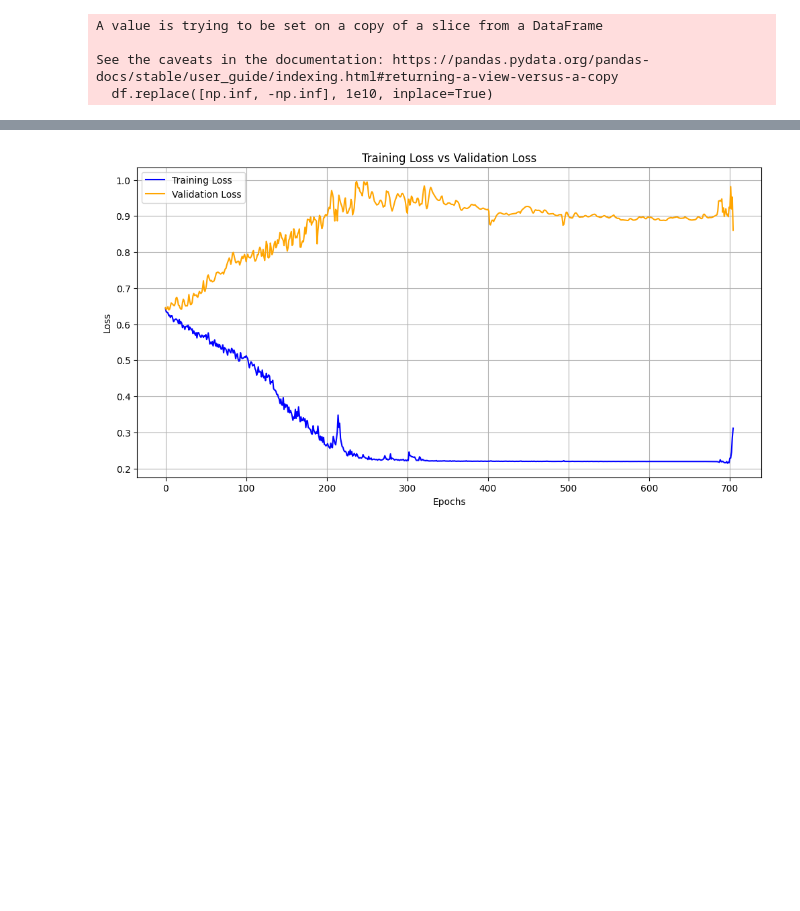
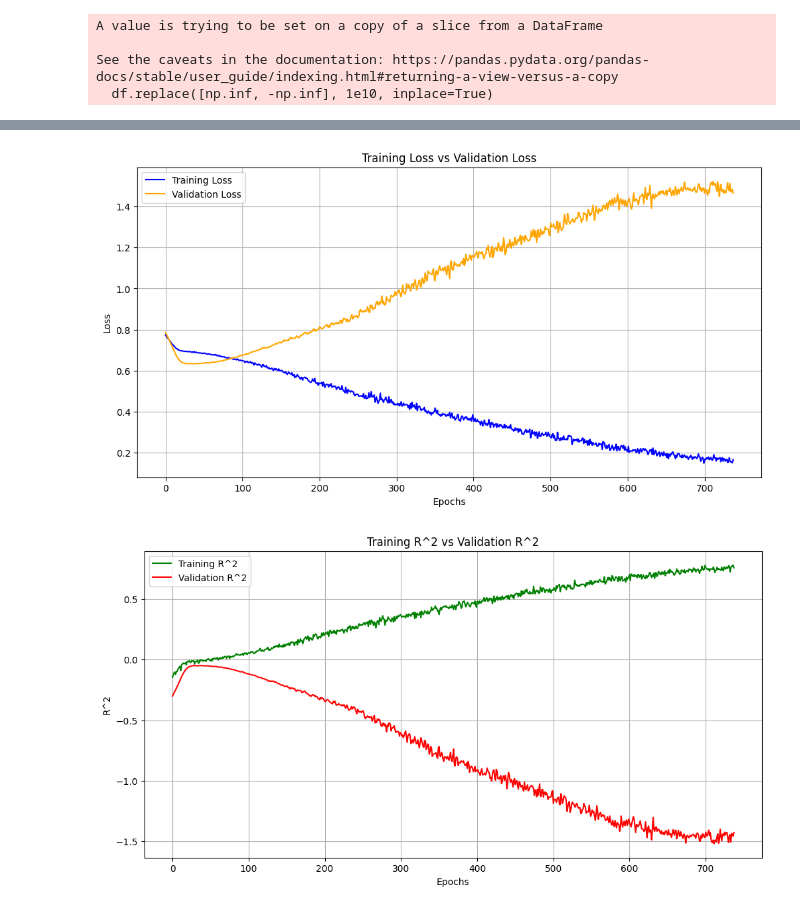
Before and after one commit to steffinatalie/lstm-earthquake-prediction, a Jupyter notebook: code.ipynb, the cells around one changed output, grey strips where cells are left out. Saved outputs shown, nothing was run; the diff lists cells and outputs as text; code cells hidden in the pictures; blank space fills up the shorter version.

```diff
--- a/code.ipynb
+++ b/code.ipynb
@@ -79,9 +79,9 @@ plt.show()
 # %% [output]
 [figure]
 # %%
-mag_filter = 4.5
+mag_filter = 4.4
 depth_filter = 100
-resample_rate = '1M'
+resample_rate = '2W'
 # %%
 # def occurence_criterion(raw_array):
 #     print(raw_array)
@@ -401,7 +401,7 @@ print(Y.shape)  # (number of samples,)
 from sklearn.model_selection import train_test_split
 
 # Split the data
-X_train, X_val, Y_train, Y_val = train_test_split(X, Y, test_size=0.15, shuffle=False)
+X_train, X_val, Y_train, Y_val = train_test_split(X, Y, test_size=0.1, shuffle=False)
 
 # Print the shapes of the resulting datasets
 print("X_train shape:", X_train.shape)
@@ -884,33 +884,34 @@ print(Y_test_filtered.shape)
 # %%
 # Extract the metrics from the history object
 loss = history.history['loss']
 val_loss = history.history['val_loss']
-# r_square = history.history['r_square']
-# val_r_square = history.history['val_r_square']
+r_square = history.history['r_square']
+val_r_square = history.history['val_r_square']
 
 # Plot loss and val_loss
 plt.figure(figsize=(12, 6))
 plt.plot(loss, label='Training Loss', color='blue')
 plt.plot(val_loss, label='Validation Loss', color='orange')
 plt.title('Training Loss vs Validation Loss')
 plt.xlabel('Epochs')
 plt.ylabel('Loss')
 plt.legend()
 plt.grid()
 plt.show()
 
 # Plot r_square and val_r_square
-# plt.figure(figsize=(12, 6))
-# plt.plot(r_square, label='Training R^2', color='green')
-# plt.plot(val_r_square, label='Validation R^2', color='red')
-# plt.title('Training R^2 vs Validation R^2')
-# plt.xlabel('Epochs')
-# plt.ylabel('R^2')
-# plt.legend()
-# plt.grid()
-# plt.show()
+plt.figure(figsize=(12, 6))
+plt.plot(r_square, label='Training R^2', color='green')
+plt.plot(val_r_square, label='Validation R^2', color='red')
+plt.title('Training R^2 vs Validation R^2')
+plt.xlabel('Epochs')
+plt.ylabel('R^2')
+plt.legend()
+plt.grid()
+plt.show()
 # %% [output]
-[figure, old version]
+[figure, new version]
+[figure, added]
 # %%
 # Find the minimum loss for training and validation
 min_training_loss = min(loss)
```
Also changed, not shown: parts of 26 cells of this notebook, 4 other files.
